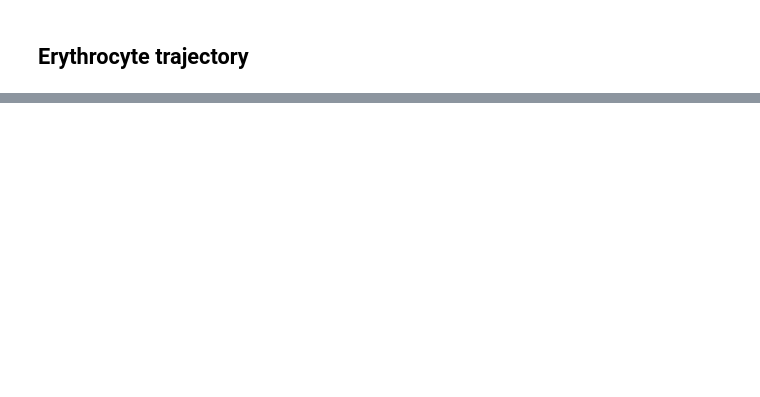
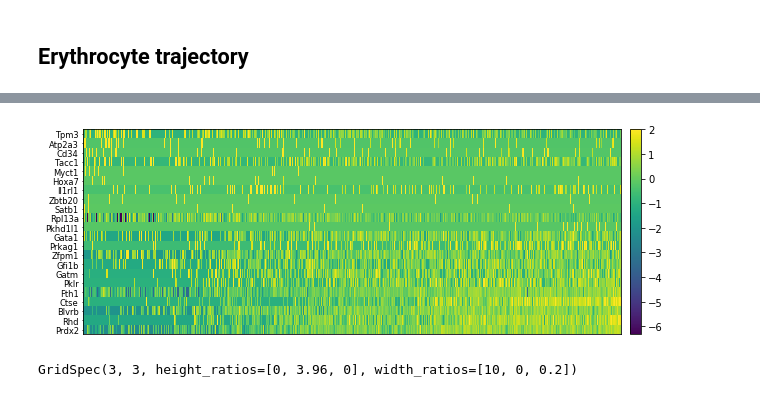
Before and after one commit to lkmklsmn/DrivAER, a Jupyter notebook: DrivAER_Tutorial.ipynb, the cells around one changed output, grey strips where cells are left out. Saved outputs shown, nothing was run; the diff lists cells and outputs as text; code cells hidden in the pictures; blank space fills up the shorter version.

```diff
--- a/DrivAER_Tutorial.ipynb
+++ b/DrivAER_Tutorial.ipynb
@@ -68,2 +29,26 @@ Trying to set attribute `.uns` of view, making a copy.
+# %%
+adata=ad.AnnData(count1.raw.X)
+sc.pp.normalize_per_cell(adata)
+adata.var_names = count1.var_names
+sc.pp.log1p(adata)
+sc.pp.scale(adata)
+# %%
+genes=C3_mouse["GATA_C"]
+genes = list(set(genes).intersection(set(adata.var_names)))
+
+from sklearn.decomposition import PCA
+pca = PCA(n_components=1)
+principalComponents = pca.fit_transform(adata[:,genes].X.T)
+
+order = sorted(range(len(principalComponents)), key=lambda k: principalComponents[k])
+genes = [genes[i] for i in order]
+
+order_cols = sorted(range(len(pt1)), key=lambda k: pt1[k])
+adata=adata[order_cols,:]
+
+sc.pl.heatmap(adata, genes, swap_axes=True)
+# %% [output]
+[figure, added]
+GridSpec(3, 3, height_ratios=[0, 3.96, 0], width_ratios=[10, 0, 0.2])
 # %%
 res1 = dv.calc_relevance(count = count1, pheno = pt1, tf_targets = C3_mouse[["GATAAGR_GATA_C","GATA_C", "GATA_Q6", "PU1_Q6"]],
```
Also changed, not shown: parts of 13 cells of this notebook, 12 other files.
